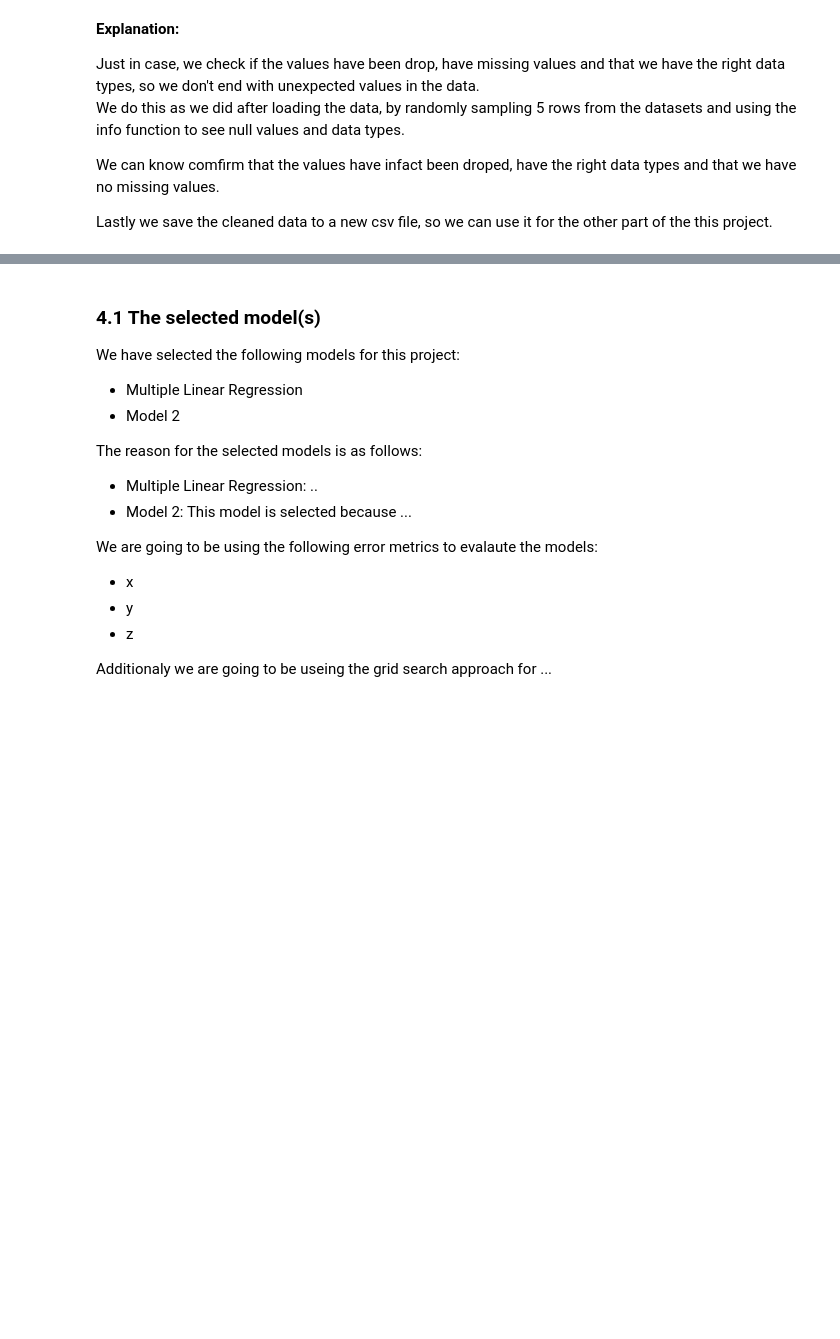
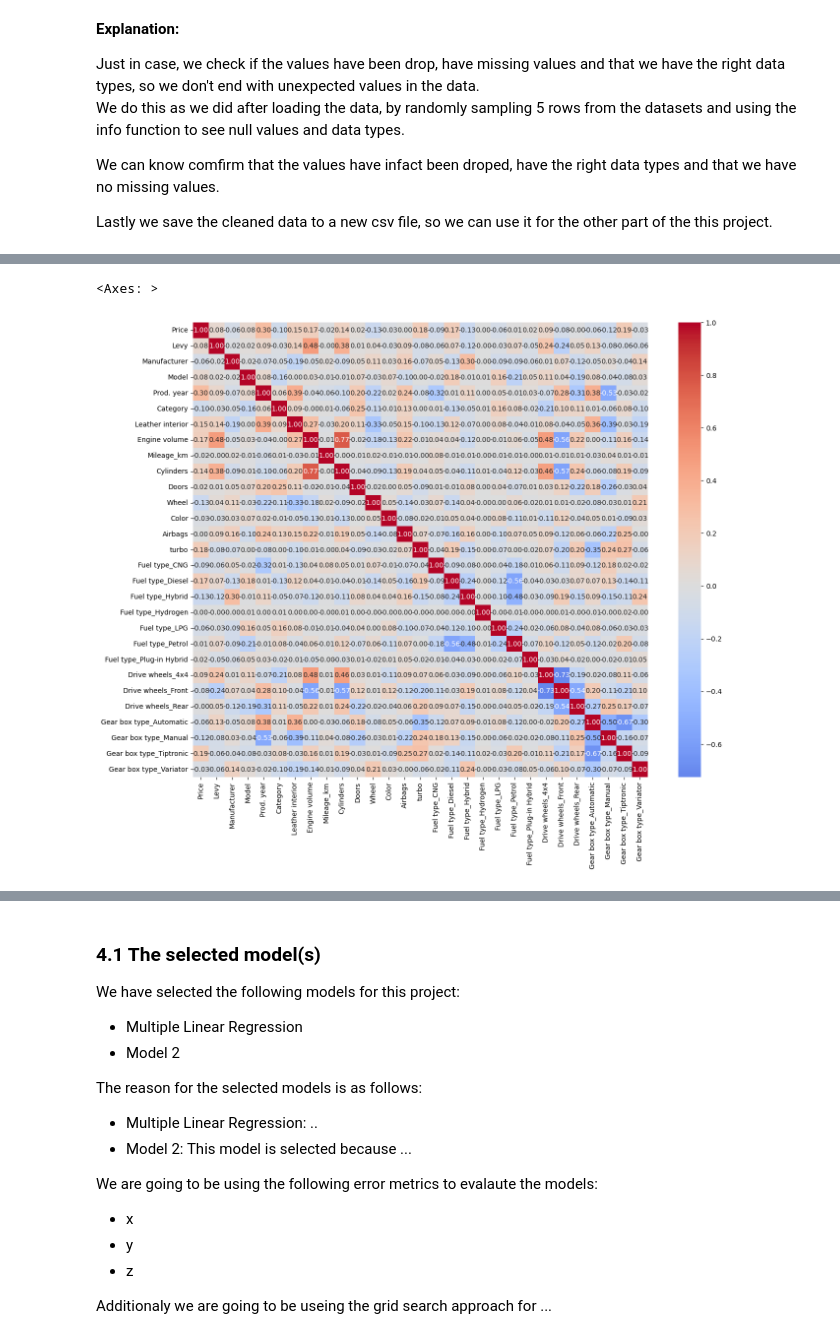
Before and after one commit to Peter537/Soft1-AI-Eksamensopgave, a Jupyter notebook: part1/part1.ipynb, the cells around one changed output, grey strips where cells are left out. Cells and saved outputs as stored; diff of their text form; code cells hidden in the pictures; blank space fills up the shorter version.

```diff
--- a/part1/part1.ipynb
+++ b/part1/part1.ipynb
@@ -379,0 +482,8 @@ etc ...
+# %%
+labes_to_encode = ['Manufacturer', 'Model', 'Category', 'Wheel', 'Color']
+
+for label in labes_to_encode:
+    le = LabelEncoder()
+    df[label] = le.fit_transform(df[label])
+
+df.iloc[0]
@@ -379,0 +508,7 @@ etc ...
+# %%
+plt.figure(figsize=(16, 12))
+
+sns.heatmap(df.corr(), annot=True, fmt=".2f", cmap='coolwarm', center=0, square=True)
+# %% [output]
+<Axes: >
+[figure, added]
```
Also changed, not shown: parts of 22 cells of this notebook, 1 other file.
